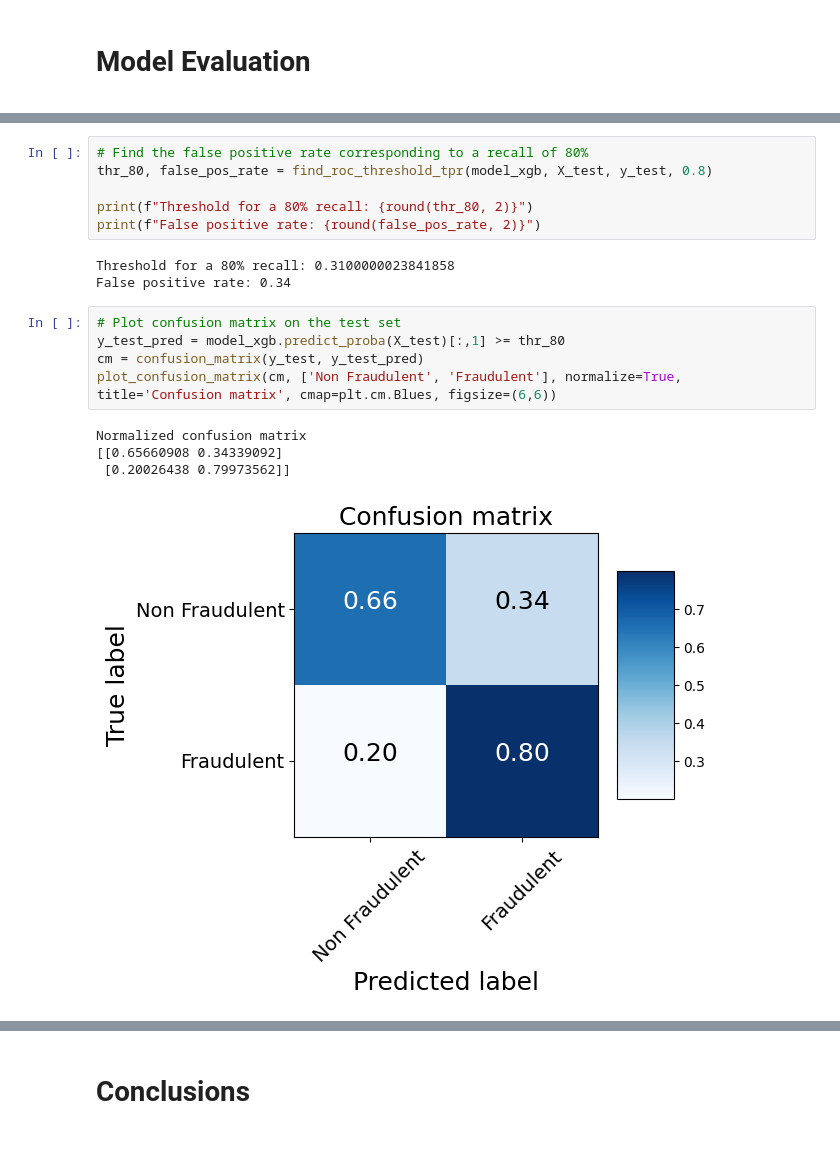
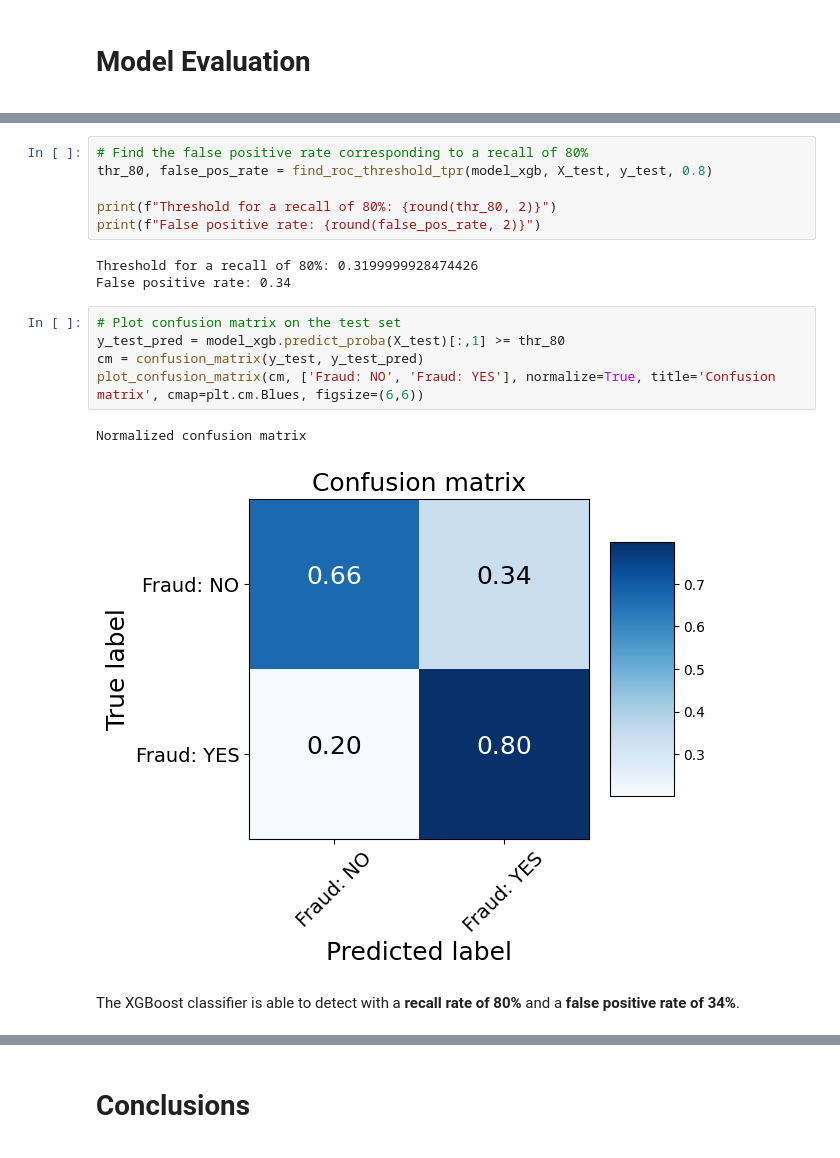
Before and after one commit to sergio-sanz-rodriguez/Fraud-Detection-ML, a Jupyter notebook: Fraud Detection in Electricity and Gas Consumption Using XGBoost.ipynb, the cells around one changed output, grey strips where cells are left out. Drawn from its saved outputs; the diff is of its cells as text.

```diff
--- a/Fraud Detection in Electricity and Gas Consumption Using XGBoost.ipynb
+++ b/Fraud Detection in Electricity and Gas Consumption Using XGBoost.ipynb
@@ -1050,21 +1050,21 @@ Best f1 score: 0.29
 # Find the false positive rate corresponding to a recall of 80%
 thr_80, false_pos_rate = find_roc_threshold_tpr(model_xgb, X_test, y_test, 0.8)
 
-print(f"Threshold for a 80% recall: {round(thr_80, 2)}")
+print(f"Threshold for a recall of 80%: {round(thr_80, 2)}")
 print(f"False positive rate: {round(false_pos_rate, 2)}")
 # %% [output]
-Threshold for a 80% recall: 0.3100000023841858
+Threshold for a recall of 80%: 0.3199999928474426
 False positive rate: 0.34
 # %%
 # Plot confusion matrix on the test set
 y_test_pred = model_xgb.predict_proba(X_test)[:,1] >= thr_80
 cm = confusion_matrix(y_test, y_test_pred)
-plot_confusion_matrix(cm, ['Non Fraudulent', 'Fraudulent'], normalize=True, title='Confusion matrix', cmap=plt.cm.Blues, figsize=(6,6))
+plot_confusion_matrix(cm, ['Fraud: NO', 'Fraud: YES'], normalize=True, title='Confusion matrix', cmap=plt.cm.Blues, figsize=(6,6))
 # %% [output]
 Normalized confusion matrix
-[[0.65660908 0.34339092]
- [0.20026438 0.79973562]]
-[figure, old version]
+[figure, new version]
+# %% [markdown]
+The XGBoost classifier is able to detect with a **recall rate of 80%** and a **false positive rate of 34%**.
 # %%
 # Find out the most relevant features
 
```
Also changed, not shown: parts of 13 cells of this notebook.
